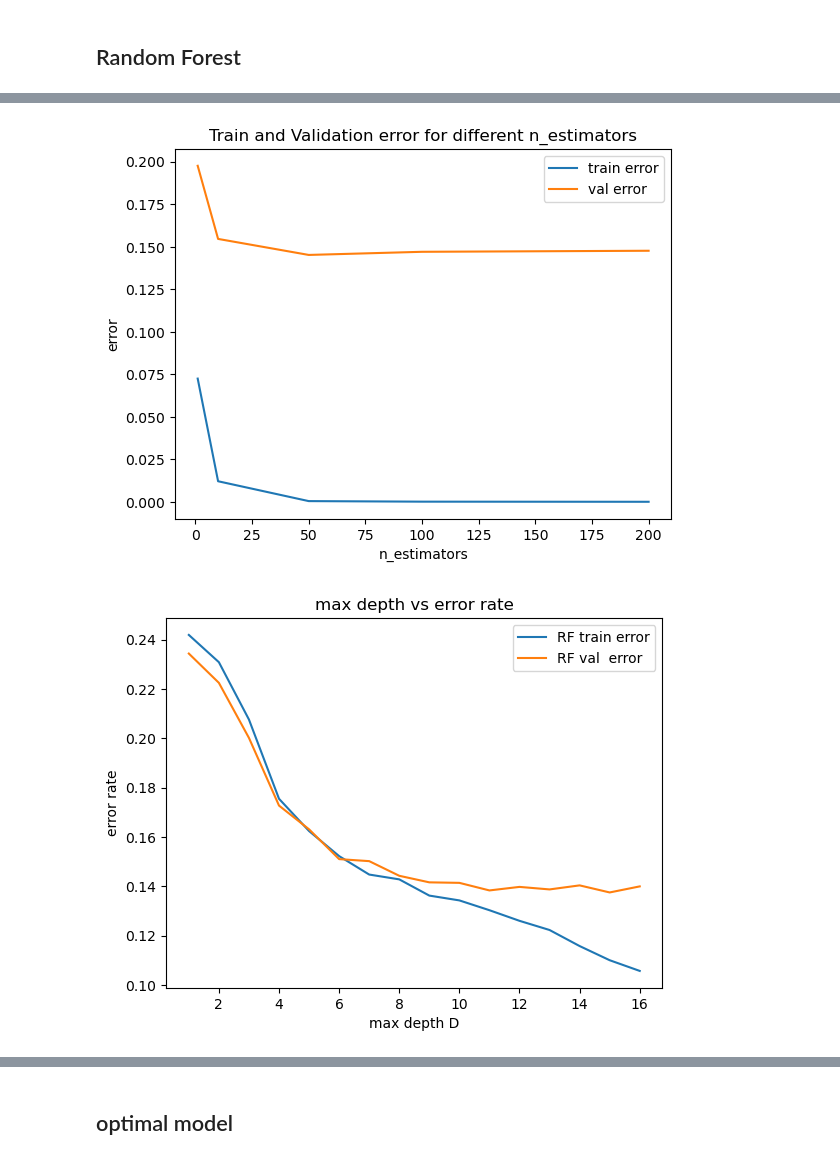
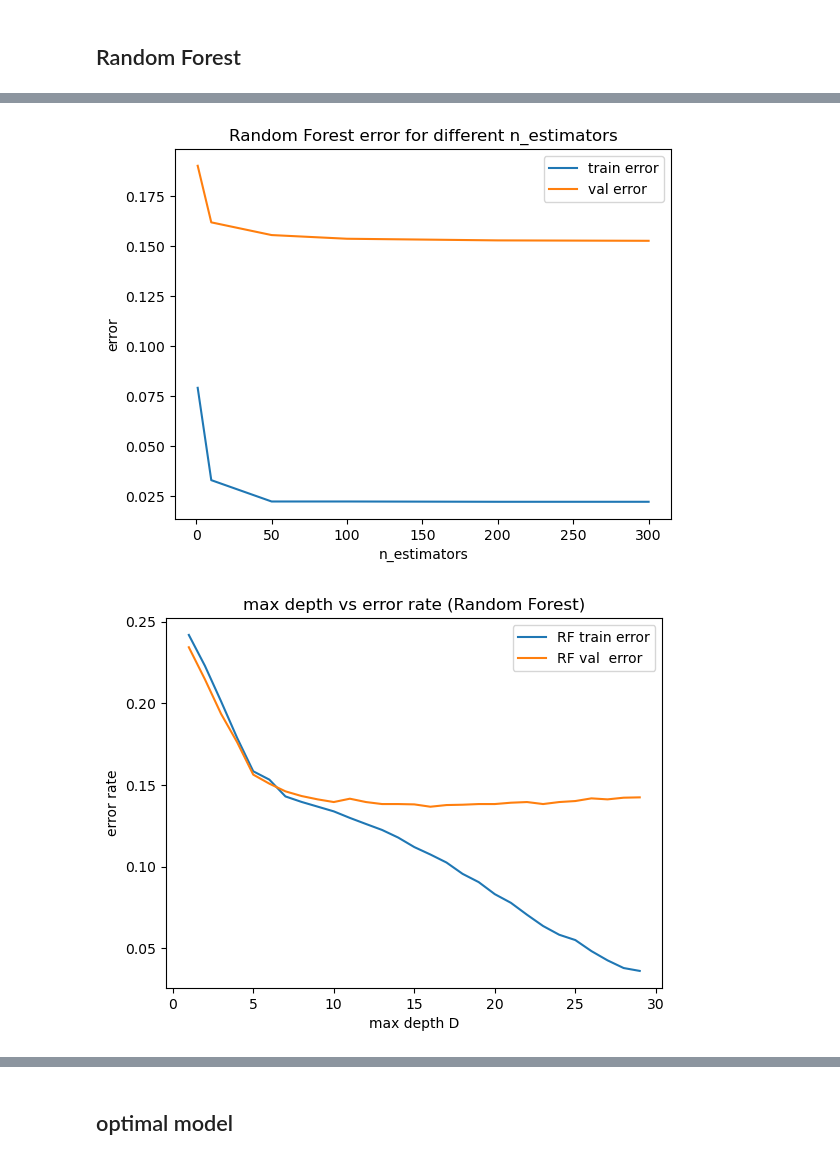
Before and after one commit to nedamhs/income-classification, a Jupyter notebook: income-prediction.ipynb, the cells around one changed output, grey strips where cells are left out. Drawn from its saved outputs; the diff is of its cells as text; code cells hidden in the pictures.

```diff
--- a/income-prediction.ipynb
+++ b/income-prediction.ipynb
@@ -141,10 +160,17 @@ test_df['income'] = test_df['income'].map({'<=50K': 0, '>50K': 1})
 # %%
 # education_num col is just a numerical encoding of the education column,
-# preserving the ordinal nature of education levels.
+# representing the order of education levels.
 # keeping both columns might create unnecessary redundancy in the dataset.
-# also, they are highly correlated features which
-# can lead to multicollinearity and negatively affect the model's performance
-
 # so we drop the education col
 train_df = train_df.drop(columns=['education'])
 test_df = test_df.drop(columns=['education'])
+
+# We decided to drop the fnlwgt column because it represents the final weight
+# assigned during data collection to make the dataset representative of the population.
+#This column is not a meaningful predictor of an individual's income, as it reflects sampling
+# adjustments rather than personal attributes.
+#Including it in the analysis could introduce unnecessary noise without providing valuable
+#information for the task of income prediction.
+
+train_df = train_df.drop(columns=['fnlwgt'])
+test_df = test_df.drop(columns=['fnlwgt'])
@@ -316,7 +349,7 @@ test error rate :  0.146489773355445
 #learner?
 # %%
 # number of trees to use in the ensemble
-n_estimators = [1, 10, 50, 100,200]
+n_estimators = [1, 10, 50, 100,200,300]
 
 train_errors = []
 val_errors = []
@@ -324,9 +357,7 @@ val_errors = []
 for n in n_estimators:
 
      RF = RandomForestClassifier(
-                     n_estimators=n, # number of trees
-                     #max_depth=10,
-                     #min_samples_split=5,  # Minimum samples required to split
+                     n_estimators=n,
                      random_state=seed)
 
      RF.fit(X_train, y_train)
@@ -345,44 +376,44 @@ plt.plot(n_estimators , val_errors,    label = 'val error');
 
 plt.xlabel('n_estimators')
 plt.ylabel('error')
-plt.title('Train and Validation error for different n_estimators')
+plt.title('Random Forest error for different n_estimators')
 plt.legend()
 plt.show()
 # %% [output]
-[figure, old version]
+[figure, new version]
 # %%
 # We can see that the fit of the random forest models (given multiple ensemble members) a single tree
 # %%
 RF_train_err_d = []
 RF_val_err_d = []
 
-depth = list(range(1, 17))
+depth = list(range(1, 30))
 
 for d in depth:
     learner = RandomForestClassifier(
-    max_depth=d,  # Restrict depth
+    max_depth=d,
     random_state=seed)
 
     learner.fit(X_train,y_train);
 
     # Compute the training  error rates
     train_err = (y_train!= learner.predict(X_train)).mean()
     RF_train_err_d.append(train_err)
 
     # Compute the validation error rates
     val_err = (y_val!= learner.predict(X_val)).mean()
     RF_val_err_d.append(val_err)
 
 # Plot the resulting performance as a function of depth d
 plt.plot(depth , RF_train_err_d,  label = 'RF train error');
 plt.plot(depth , RF_val_err_d,    label = 'RF val  error');
 
-plt.title("max depth vs error rate");
+plt.title("max depth vs error rate (Random Forest)");
 plt.xlabel("max depth D");
 plt.ylabel("error rate");
 plt.legend();
 # %% [output]
-[figure, old version]
+[figure, new version]
 # %%
 RF_train_err_msl = []
 RF_val_err_msl = []
```
Also changed, not shown: parts of 56 cells of this notebook.
